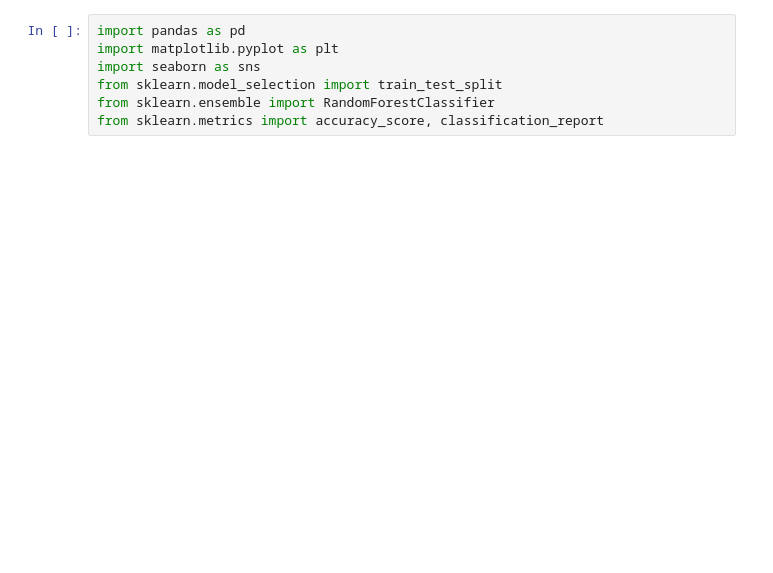
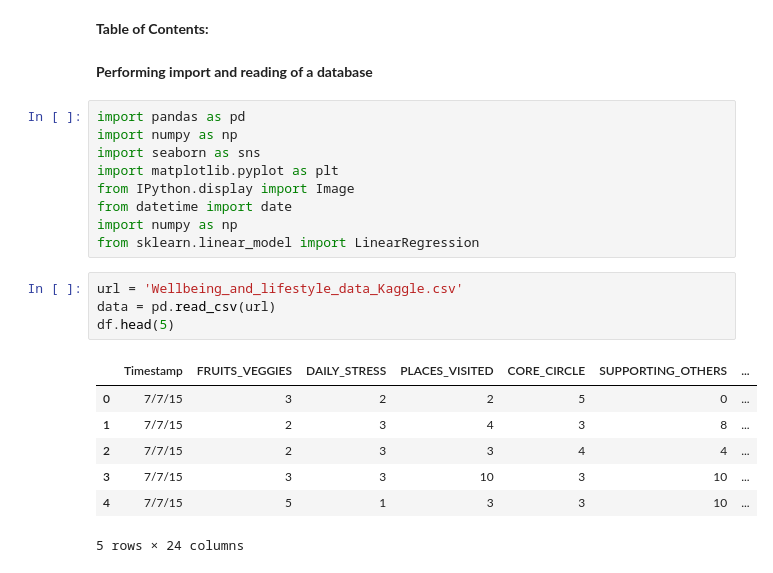
Before and after one commit to ariel7525/Wellbeing_and_lifestyle_data_Kaggle, a Jupyter notebook: my_project.ipynb, the cells around one changed output. Drawn from its saved outputs; the diff is of its cells as text; blank space fills up the shorter version.

```diff
--- a/my_project.ipynb
+++ b/my_project.ipynb
@@ -1,7 +9,25 @@
+# %% [markdown]
+**Table of Contents:**
+# %% [markdown]
+**Performing import and reading of a database**
 # %%
 import pandas as pd
+import numpy as np
+import seaborn as sns
 import matplotlib.pyplot as plt
-import seaborn as sns
-from sklearn.model_selection import train_test_split
-from sklearn.ensemble import RandomForestClassifier
-from sklearn.metrics import accuracy_score, classification_report
+from IPython.display import Image
+from datetime import date
+import numpy as np
+from sklearn.linear_model import LinearRegression
+# %%
+url = 'Wellbeing_and_lifestyle_data_Kaggle.csv'
+data = pd.read_csv(url)
+df.head(5)
+# %% [output]
+|  | Timestamp | FRUITS_VEGGIES | DAILY_STRESS | PLACES_VISITED | CORE_CIRCLE | SUPPORTING_OTHERS | ... |
+| 0 | 7/7/15 | 3 | 2 | 2 | 5 | 0 | ... |
+| 1 | 7/7/15 | 2 | 3 | 4 | 3 | 8 | ... |
+| 2 | 7/7/15 | 2 | 3 | 3 | 4 | 4 | ... |
+| 3 | 7/7/15 | 3 | 3 | 10 | 3 | 10 | ... |
+| 4 | 7/7/15 | 5 | 1 | 3 | 3 | 10 | ... |
+5 rows × 24 columns
```
Also changed, not shown: parts of 16 cells of this notebook.
